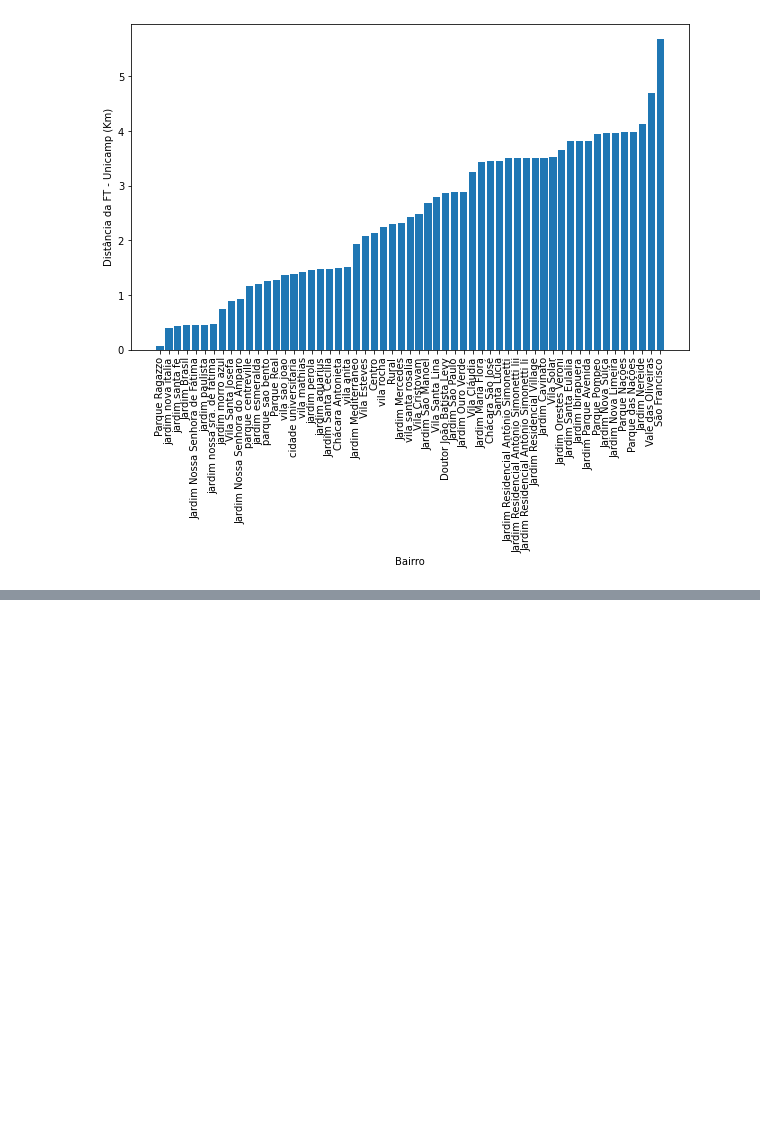
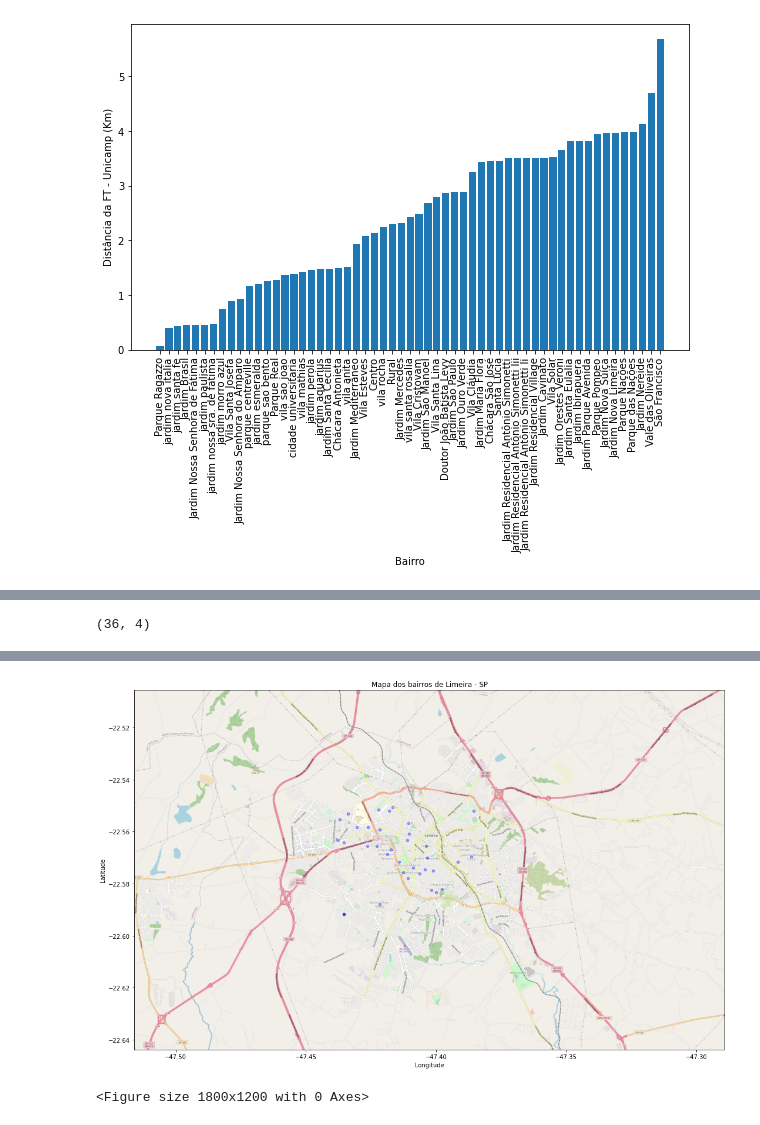
Before and after one commit to vichShir/analise-dados-estadia-limeira, a Jupyter notebook: Notebooks/ADEL_4_analise_bairros.ipynb, the cells around one changed output, grey strips where cells are left out. Cells and saved outputs as stored; diff of their text form; code cells hidden in the pictures; blank space fills up the shorter version.

```diff
--- a/Notebooks/ADEL_4_analise_bairros.ipynb
+++ b/Notebooks/ADEL_4_analise_bairros.ipynb
@@ -117,0 +155,15 @@ plt.show()
+# %%
+# Gabarito
+correct_bairros = [0, 1, 2, 3, 4, 5, 6, 7, 8, 9, 10,
+ 11, 12, 13, 14, 15, 16, 17, 21, 23, 24, 25,
+ 26, 28, 30, 32, 34, 35, 36, 38, 51, 52, 53,
+ 54, 55, 56]
+
+#correct_bairros = []
+
+for i in range(len(df)):
+  bairro = df.iloc[i, 0]
+  lat, lon = df.iloc[i, 1:3]
+  check = input(f"A localização do bairro '{bairro}' ({lat}, {lon}) está certa? (y/n): ")
+  if check == 'y':
+    correct_bairros.append(i)
@@ -117,0 +248,3 @@ plt.show()
+# %%
+df = df.iloc[correct_bairros].reset_index(drop=True)
+df.head()
@@ -117,0 +258,7 @@ plt.show()
+# %%
+df.shape
+# %% [output]
+(36, 4)
+# %%
+gen_fig(df, 'bairros_valid')
+# %% [output]
@@ -117,0 +267,2 @@ plt.show()
+[figure, added]
+<Figure size 1800x1200 with 0 Axes>
```
Also changed, not shown: parts of 18 cells of this notebook, 6 other files.
